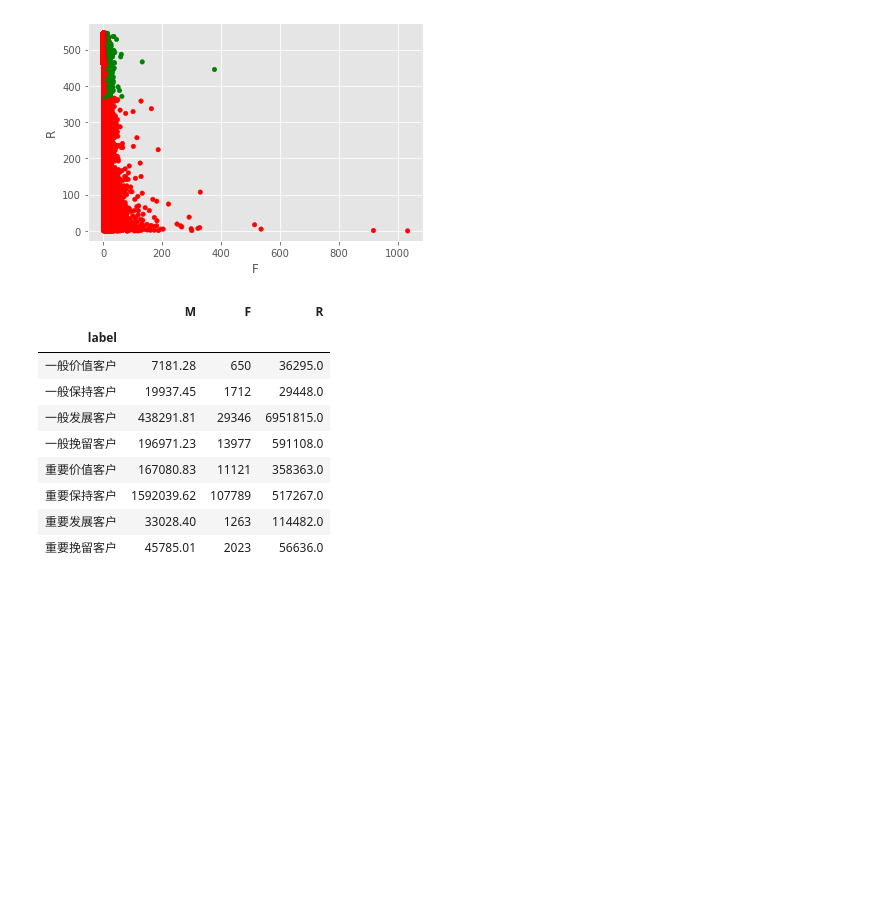
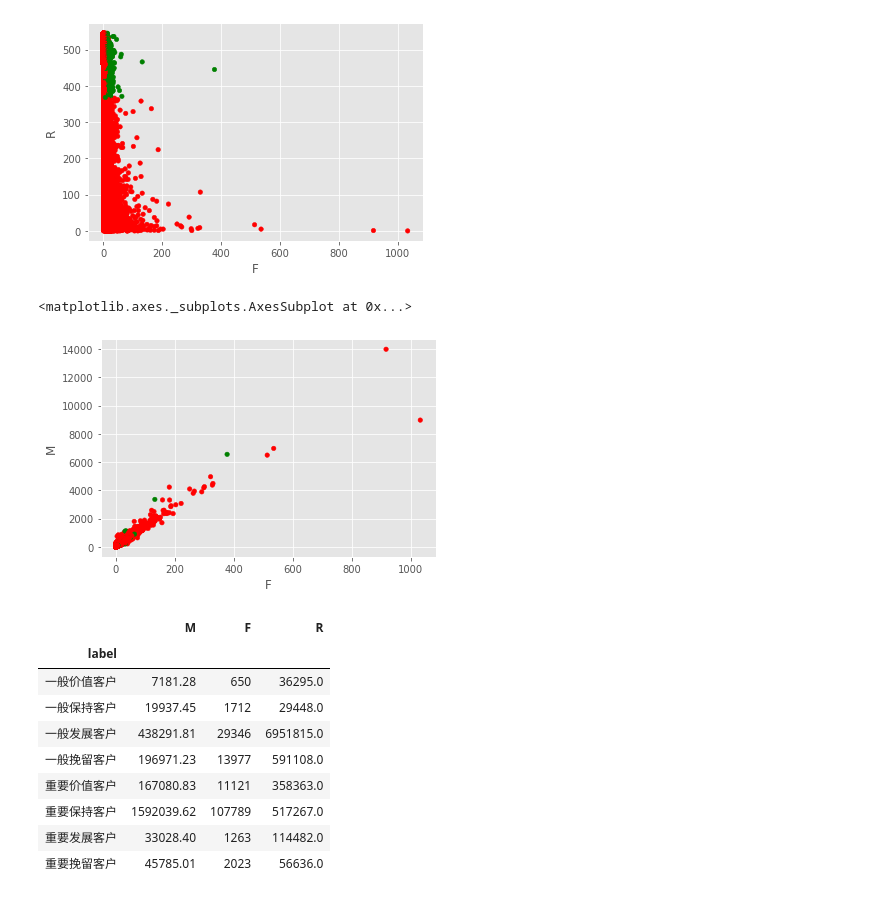
Before and after one commit to chentianwei411/data_analyse, a Jupyter notebook: pd_np_battle.ipynb, the cells around one changed output. Drawn from its saved outputs; the diff is of its cells as text; code cells hidden in the pictures; blank space fills up the shorter version.

```diff
--- a/pd_np_battle.ipynb
+++ b/pd_np_battle.ipynb
@@ -312,10 +316,10 @@ rfm.head()
 | 3 | 156.46 | 1998-05-28 | 16 |
 | 4 | 100.50 | 1997-12-12 | 7 |
 | 5 | 385.61 | 1998-01-03 | 29 |
-# %%
-# 得到最近一次消费，一般是计算 today 距离最近一次消费，这里因为时间太久远，就随便用的max值
-# 数值越大就越久远，分子得到的是一些天数类似 545 days（因为是时间格式相减），处以一个单位，就不会有单位了只留下数值
-rfm['R']= -(rfm.order_dt - rfm.order_dt.max())/np.timedelta64(1,'D')
-# 重命名，也就是 R：最后一次消费距今天数，F：消费总金额 ，M：消费总产品数
-# R ：消费时间  F：消费金额  M：消费频次
-rfm.rename(columns={'order_products':"F",'order_amount':'M'},inplace=True)
+# %%
+# 计算用户最后一次消费距今天有多少天。
+# 因为数据样本的时间太久远，就随便用的max值来代替today。
+rfm['R']= (rfm.order_dt.max() - rfm.order_dt)/np.timedelta64(1,'D')
+rfm.R.head()
+# 分子得到的是一些天数类似 545 days（因为是时间格式相减)
+# 分母是时间单位1D，目的是去掉时间单位。
@@ -353,12 +377,19 @@ def rfm_func(x):
 # 注意这里是要一行行的传递进来，所以 axis=1，传递一行得到一个 111，然后匹配返回一个值
 rfm['label']=rfm[['R','F','M']].apply(lambda x:x-x.mean()).apply(rfm_func,axis=1)
 # %%
-rfm.loc[rfm.label=='重要价值客户','color']='g'
-rfm.loc[~(rfm.label=='重要价值客户'),'color']='r'
+rfm.loc[rfm.label=='重要价值客户','color']='green'
+rfm.loc[rfm.label !='重要价值客户','color']='red' #~符合也代表“不等于”
+# 使用F和R看消费频率和最近一次消费情况
 rfm.plot.scatter('F','R',c=rfm.color)
 # %% [output]
 <matplotlib.axes._subplots.AxesSubplot at 0x...>
 [figure]
+# %%
+# 使用F和M看消费频率和消费金额
+rfm.plot.scatter('F','M',c=rfm.color)
+# %% [output]
+<matplotlib.axes._subplots.AxesSubplot at 0x...>
+[figure, added]
 # %%
 rfm.groupby('label').sum()
 # %% [output]
```
Also changed, not shown: parts of 72 cells of this notebook.
